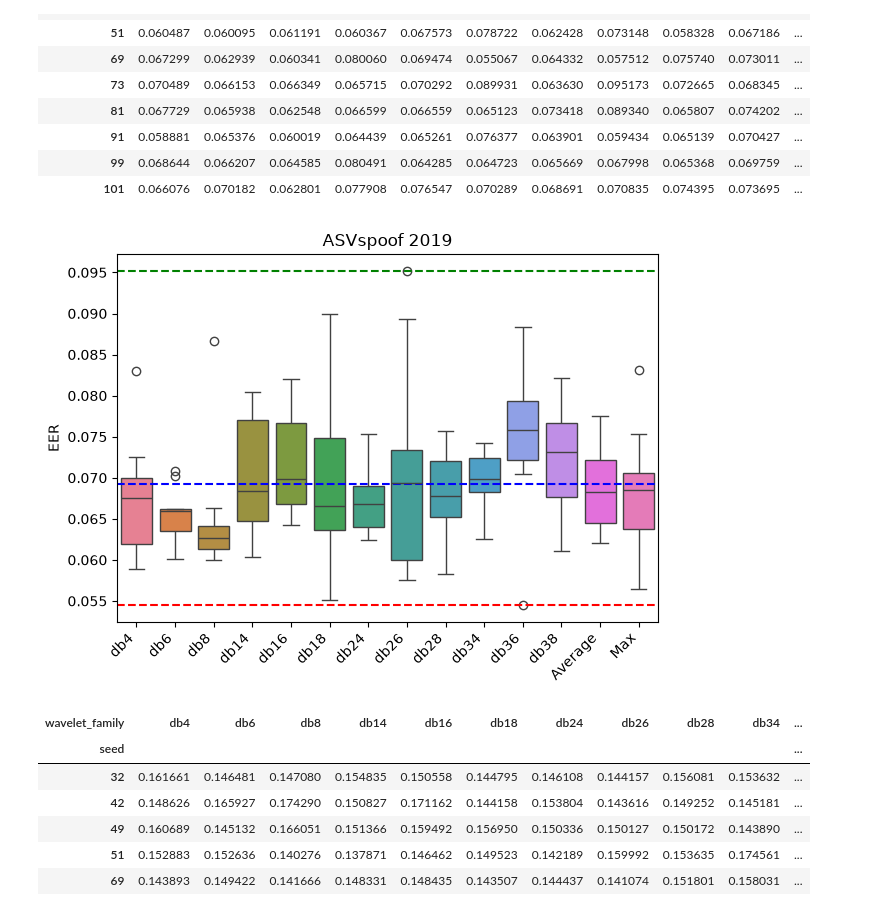
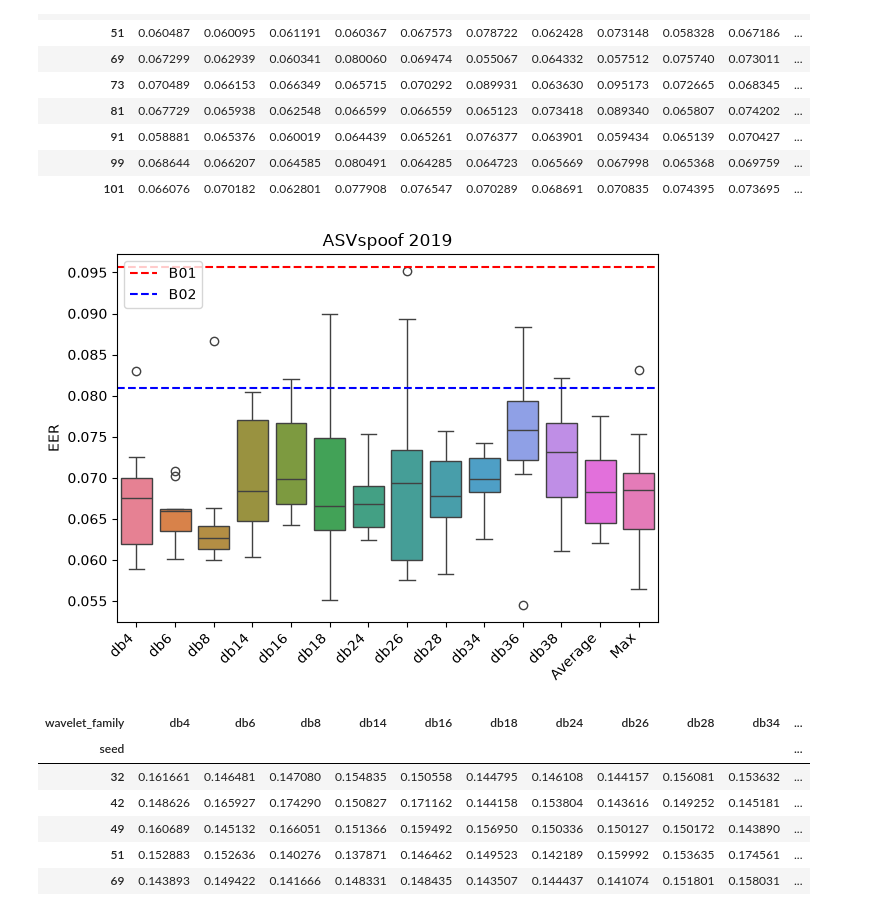
Before and after one commit to JoaoAssalim/wavelet-pooling-audio-deepfake, a Jupyter notebook: notebooks/statistical_analysis.ipynb, the cells around one changed output. Cells and saved outputs as stored; diff of their text form; code cells hidden in the pictures.

```diff
--- a/notebooks/statistical_analysis.ipynb
+++ b/notebooks/statistical_analysis.ipynb
@@ -35,23 +35,22 @@ autorank_input_2019
 # %%
 sns.boxplot(data=autorank_input_2019)
 plt.title("ASVspoof 2019")
 
-val_min = autorank_input_2019.min().min()
-val_max = autorank_input_2019.max().max()
-val_mean = autorank_input_2019.mean().mean()
+baseline_b01 = 0.0957
+baseline_b02 = 0.0809
 
-plt.axhline(val_min, color='r', linestyle='--', label='Mínimo Global')
-plt.axhline(val_mean, color='b', linestyle='--', label='Média Global')
-plt.axhline(val_max, color='g', linestyle='--', label='Máximo Global')
+plt.axhline(baseline_b01, color='r', linestyle='--', label='B01')
+plt.axhline(baseline_b02, color='b', linestyle='--', label='B02')
 
 plt.xticks(rotation=45, ha='right')
 
 plt.xlabel("")
 plt.ylabel("EER")
 plt.tight_layout()
+plt.legend(loc="upper left")
 plt.show()
 # %% [output]
-[figure, old version]
+[figure, new version]
 # %%
 wavelet_2021= pd.read_csv("../results/v2.5/wavelets_results_grouped_2021.csv")
 max_2021 = pd.read_csv("../results/v2.5/max_results_grouped_2021.csv")
```
Also changed, not shown: parts of 7 cells of this notebook.
